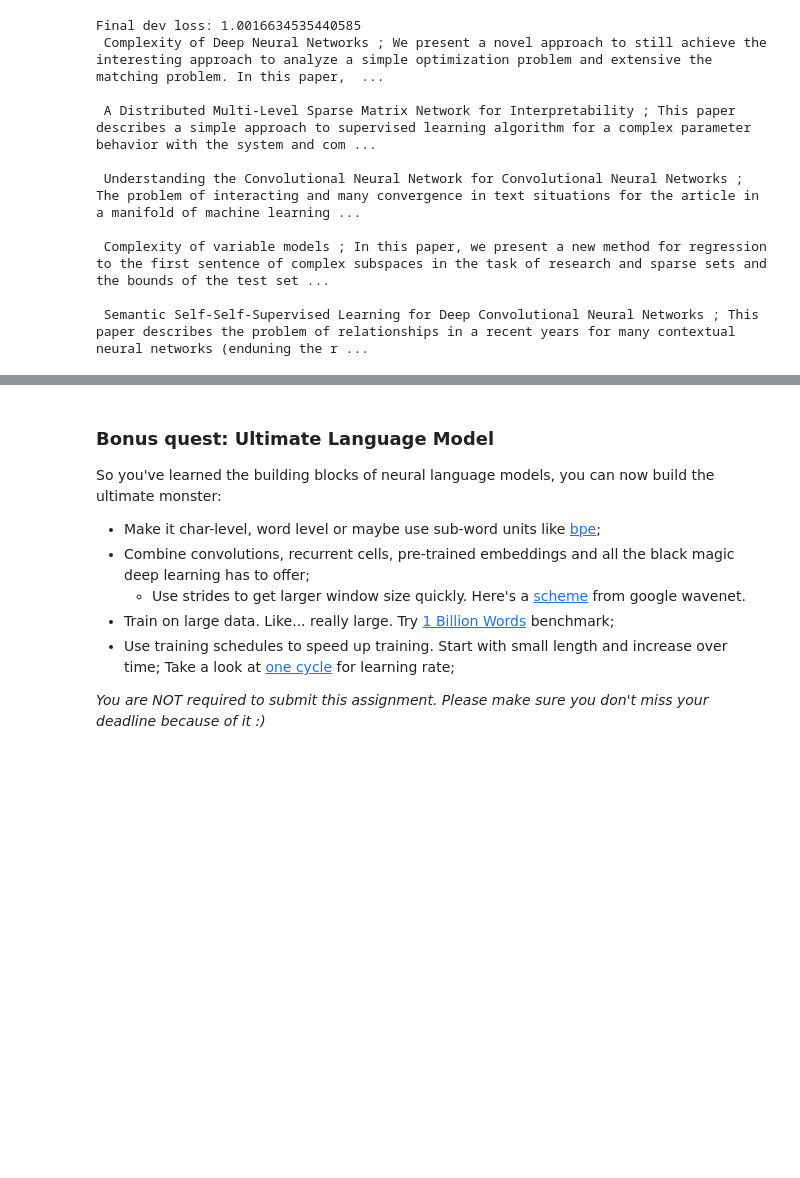
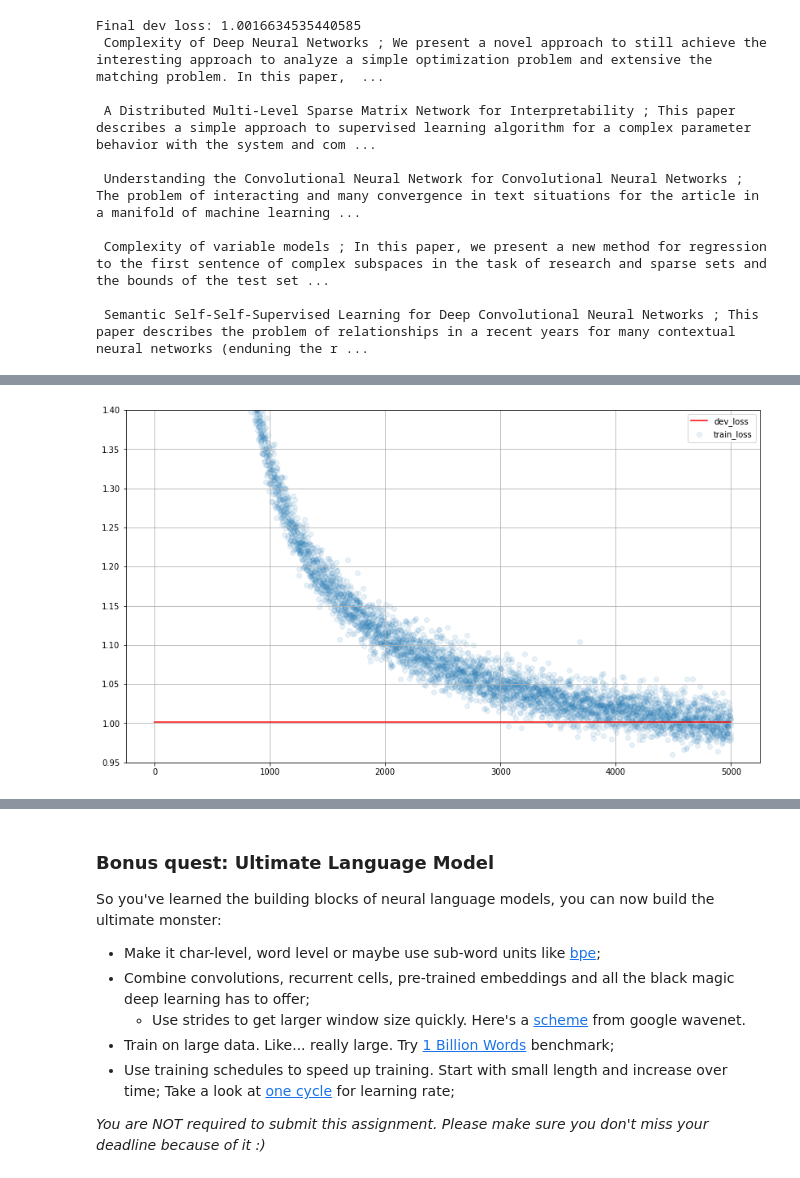
Before and after one commit to makci97/nlp_course, a Jupyter notebook: week03_lm/homework.ipynb, the cells around one changed output, grey strips where cells are left out. Cells and saved outputs as stored; diff of their text form; code cells hidden in the pictures; blank space fills up the shorter version.

```diff
--- a/week03_lm/homework.ipynb
+++ b/week03_lm/homework.ipynb
@@ -645,0 +733,11 @@ for i in range(10):
+# %%
+plt.figure(figsize=(14, 8))
+plt.scatter(*zip(*train_history_smooth), alpha=0.1, label='train_loss')
+if len(dev_history):
+    plt.plot(*zip(*dev_history_smooth), color='red', label='dev_loss')
+
+# plt.xlim(1000, 5000)
+plt.ylim(0.95, 1.4)
+plt.legend(); plt.grid(); plt.show()
+# %% [output]
+[figure, added]
```
Also changed, not shown: parts of 12 cells of this notebook.
